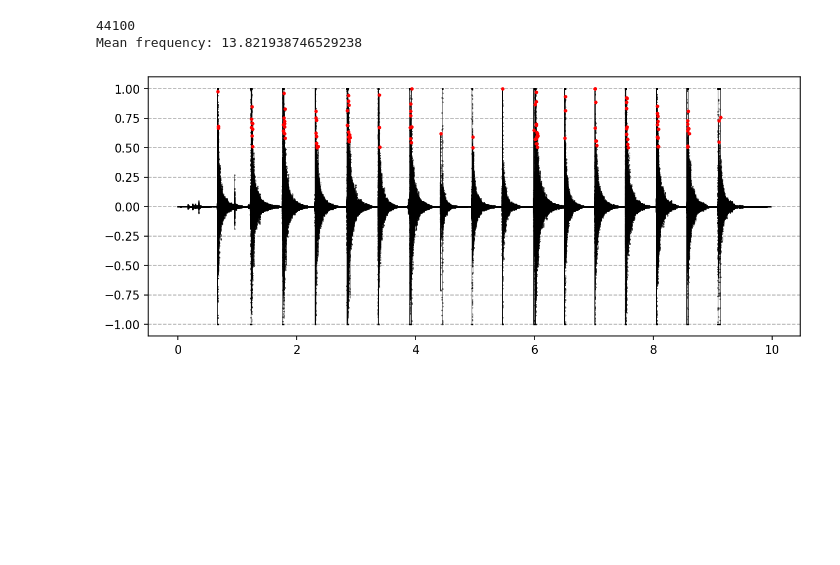
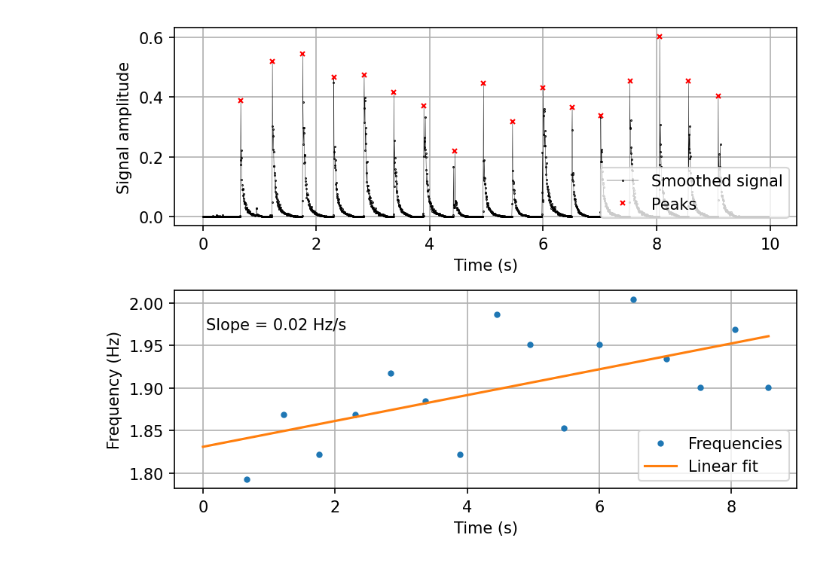
Before and after one commit to nielsdavidsen/Bachelor_2024, a Jupyter notebook: read_sound.ipynb, the cells around one changed output. Saved outputs shown, nothing was run; the diff lists cells and outputs as text; code cells hidden in the pictures; blank space fills up the shorter version.

```diff
--- a/read_sound.ipynb
+++ b/read_sound.ipynb
@@ -70,21 +86,26 @@ def peak_find_neigh(t_list, y_list, neigh=50):
-# %%
-signal, sample_rate, time = read_wave('trial.wav')
-
-peak_times, peaks = peak_find_neigh(time, signal)
-freq_mean = 1/np.mean(np.diff(peak_times))
-print('Mean frequency:', freq_mean)
-
-
-
-# Plot signal
-plt.figure(figsize=(10, 4), dpi = 150)
-plt.plot(time, signal, color='black', ls='-', marker='.', linewidth = 0.2, markersize=0.5)
-plt.plot(peak_times, peaks, color='red', ls='', marker='o', markersize=2)
-
-
-# horizontal gridlines
-plt.grid(axis='y', linestyle='--')
-# %% [output]
-44100
-Mean frequency: 13.821938746529238
-[figure, removed]
+# %%
+new_time, new_signal, peak_times, peaks, freq_tlist, freq_list, fpar, fcov = data_extract('trial.wav', step=200, neigh=10, threshold=0.1)
+
+x_fit = np.linspace(0, max(freq_tlist), 1000)
+y_fit = lin_fit(x_fit, *fpar)
+
+
+fig, ax = plt.subplots(2, 1, dpi=150)
+ax[0].plot(new_time, new_signal, color='black', ls='-', marker='.', linewidth = 0.2, markersize=0.8, label='Smoothed signal')
+ax[0].plot(peak_times, peaks, color='red', ls='', marker='x', markersize=3, label='Peaks')
+ax[0].grid()
+ax[0].set_xlabel('Time (s)')
+ax[0].set_ylabel('Signal amplitude')
+ax[0].legend(loc='lower right')
+
+ax[1].plot(freq_tlist, freq_list, '.', label='Frequencies')
+ax[1].plot(x_fit, y_fit, label='Linear fit')
+ax[1].grid()
+ax[1].set_xlabel('Time (s)')
+ax[1].set_ylabel('Frequency (Hz)')
+ax[1].text(0.05, 0.8, f'Slope = {fpar[0]:.2f} Hz/s', transform=ax[1].transAxes)
+ax[1].legend(loc='lower right')
+
+fig.tight_layout()
+# %% [output]
+[figure, added]
```
Also changed, not shown: parts of 3 cells of this notebook, 3 other files.
